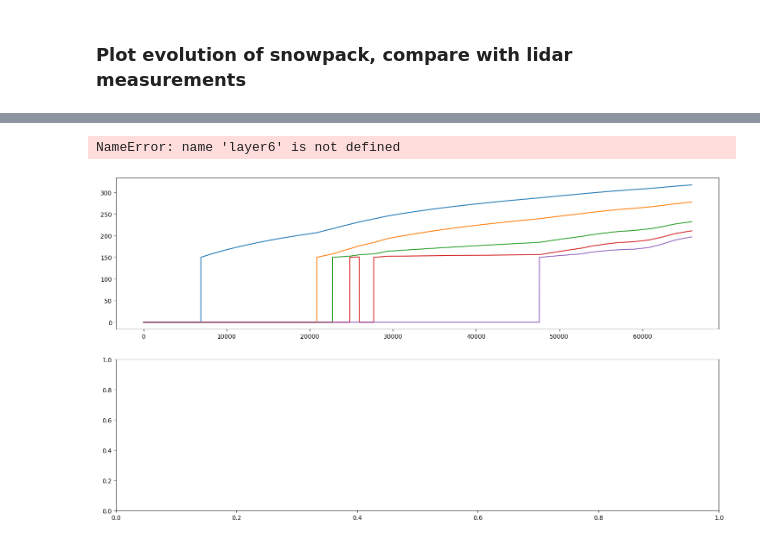
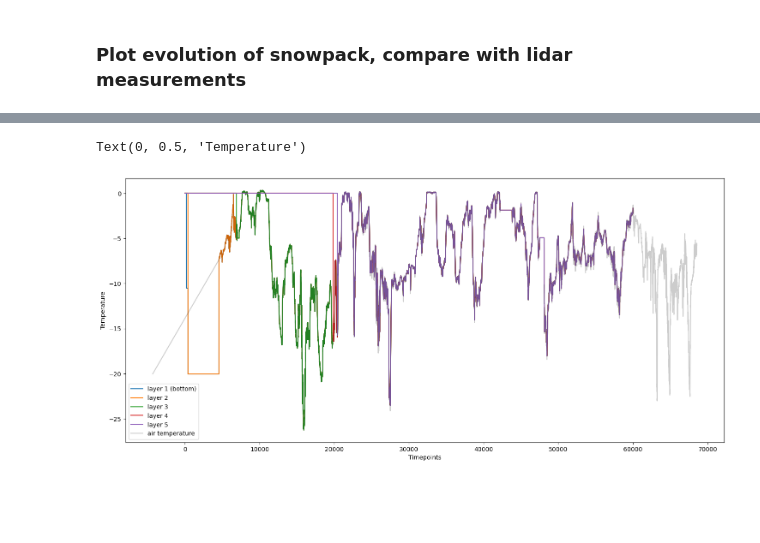
Before and after one commit to Mathilde-Bnt/MB_little_awk, a Jupyter notebook: falls_detection_and_snow_model/02-combining_snowfall_detection_and_compaction.ipynb, the cells around one changed output, grey strips where cells are left out. Saved outputs shown, nothing was run; the diff lists cells and outputs as text; code cells hidden in the pictures; blank space fills up the shorter version.

```diff
--- a/falls_detection_and_snow_model/02-combining_snowfall_detection_and_compaction.ipynb
+++ b/falls_detection_and_snow_model/02-combining_snowfall_detection_and_compaction.ipynb
@@ -169,51 +177,32 @@ Text(0, 0.5, 'Density')
-# %%
-fig, ax = plt.subplots(2, 1, sharex=False, figsize=(18, 10))
-
-ax[0].plot(layer1, label='layer 1')
-ax[0].plot(layer2, label='layer 2')
-ax[0].plot(layer3, label='layer 3')
-ax[0].plot(layer4, label='layer 4')
-ax[0].plot(layer5, label='layer 5')
-ax[0].plot(layer6, label='layer 6')
-ax[0].plot(layer7, label='layer 7')
-ax[0].plot(layer8, label='layer 8')
-ax[0].plot(layer9, label='layer 9')
-ax[0].plot(layer10, label='layer 10')
-ax[0].plot(layer11, label='layer 11')
-ax[0].plot(layer12, label='layer 12')
-
-ax[0].set_ylabel('simulated snow depth')
-
-data_set_used.isel(x=x_sel, y=y_sel).snow_surface.plot(c='k', alpha=0.2, ax=ax[1])
-
-data_set_used.isel(x=x_sel, y=y_sel, time=start_accumulation).snow_surface.plot(c='b', marker='^', markersize=6, linestyle='None', label='start accum.', ax=ax[1])
-data_set_used.isel(x=x_sel, y=y_sel, time=end_accumulation).snow_surface.plot(c='g', marker='^', markersize=6, linestyle='None', label='end accum.', ax=ax[1])
-data_set_used.isel(x=x_sel, y=y_sel, time=start_erosion).snow_surface.plot(c='m', marker='v', markersize=6, linestyle='None', label='start erosion', ax=ax[1])
-data_set_used.isel(x=x_sel, y=y_sel, time=end_erosion).snow_surface.plot(c='r', marker='v', markersize=6, linestyle='None', label='end erosion', ax=ax[1])
-ax[1].legend()
-
-ax[0].set_title('Comparison between lidar-measured and simulated snow depth')
-
-# fig.savefig('measured_vs_simul_snow_depth.png')
-# %% [output]
-NameError: name 'layer6' is not defined
-[figure, removed]
+# %%
+# Converting met_time to compatible units with temperature evolution plot
+
+met_time_compatible = []
+
+for time_index in range(len(met_time)):
+    met_time_compatible.append(met_time[time_index]/100)
 # %%
 # Temperature
 
-layer1 = [temperature_evolution[i][0] for i in range(len(temperature_evolution))]
-layer2 = [temperature_evolution[i][1] for i in range(len(temperature_evolution))]
-layer3 = [temperature_evolution[i][2] for i in range(len(temperature_evolution))]
-layer4 = [temperature_evolution[i][3] for i in range(len(temperature_evolution))]
-layer5 = [temperature_evolution[i][4] for i in range(len(temperature_evolution))]
+layer1 = [temperature_evolution[i][0] for i in range(60000)]#(len(temperature_evolution))]
+layer2 = [temperature_evolution[i][1] for i in range(60000)]#(len(temperature_evolution))]
+layer3 = [temperature_evolution[i][2] for i in range(60000)]#(len(temperature_evolution))]
+layer4 = [temperature_evolution[i][3] for i in range(60000)]#(len(temperature_evolution))]
+layer5 = [temperature_evolution[i][4] for i in range(60000)]#(len(temperature_evolution))]
 
-plt.figure(figsize=(8, 5))
+plt.figure(figsize=(18, 8))
 plt.plot(layer1, label='layer 1 (bottom)')
 plt.plot(layer2, label='layer 2')
 plt.plot(layer3, label='layer 3')
 plt.plot(layer4, label='layer 4')
 plt.plot(layer5, label='layer 5')
+
+plt.plot(met_time_compatible, met_temp, c='k', alpha=0.2, label='air temperature')
+
 plt.legend()
 plt.xlabel('Timepoints')
 plt.ylabel('Temperature')
+# %% [output]
+Text(0, 0.5, 'Temperature')
+[figure, added]
 # %%
```
Also changed, not shown: parts of 23 cells of this notebook, 4 other files.
